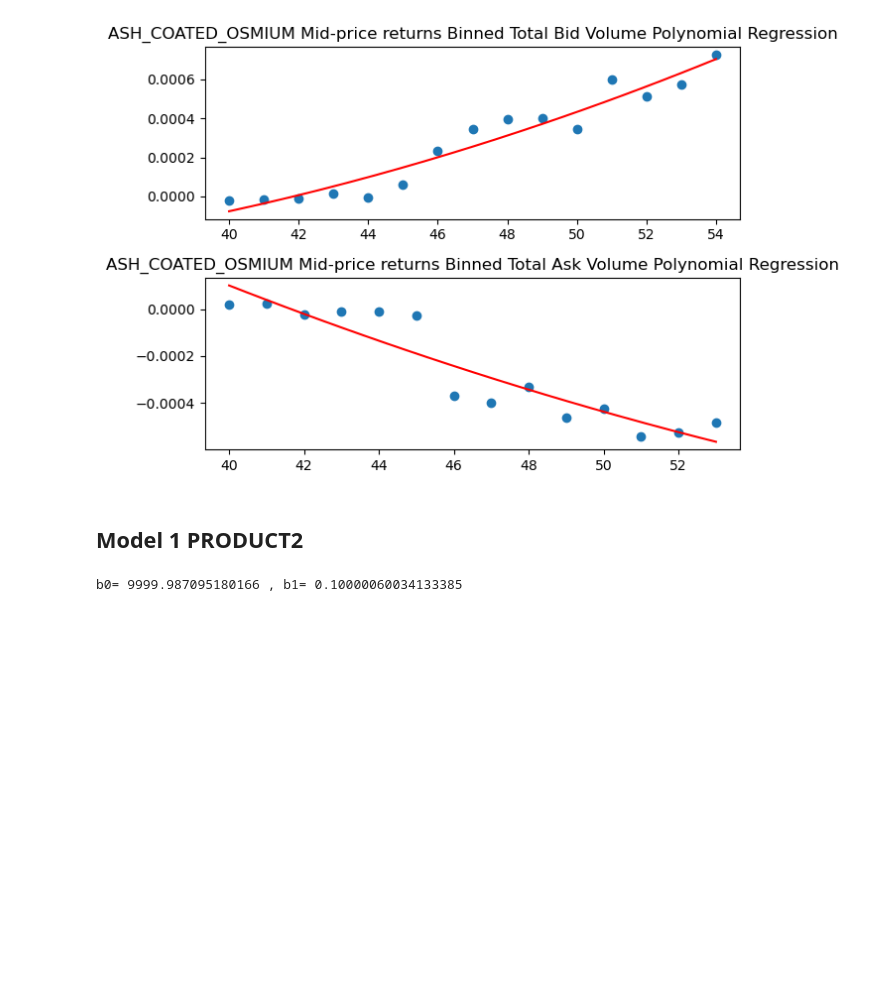
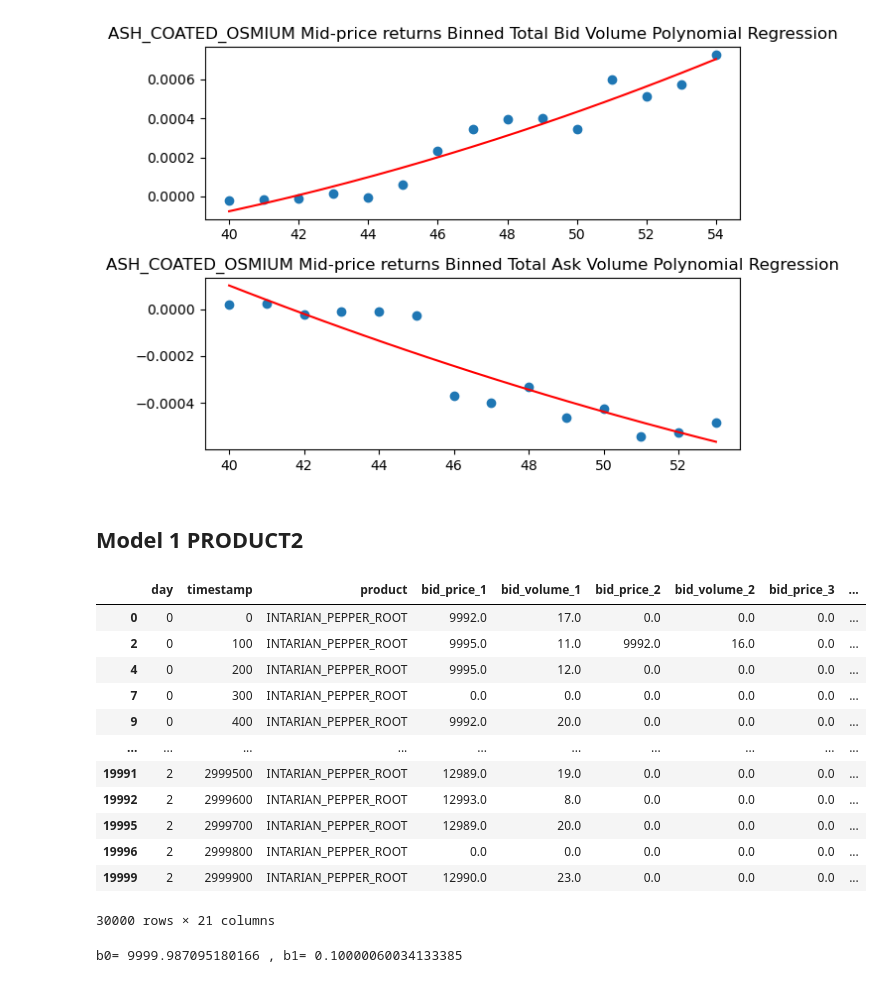
Before and after one commit to AmjadSaidam/IMC-Prosperity-4-, a Jupyter notebook: ROUND_1_2/backtest.ipynb, the cells around one changed output. Drawn from its saved outputs; the diff is of its cells as text; code cells hidden in the pictures; blank space fills up the shorter version.

```diff
--- a/ROUND_1_2/backtest.ipynb
+++ b/ROUND_1_2/backtest.ipynb
@@ -122,3 +29,38 @@ For example, when doing 'df[col].method(value, inplace=True)', try using 'df.met
+# %%
+def data_pre_process(paths: list, book = True):
+    """
+    data pre-process pipeline
+    """
+    df = data_pre_prep.read_data(paths, book)
+    x1, x2 = df['ASH_COATED_OSMIUM'], df['INTARIAN_PEPPER_ROOT']
+    # create timestamp
+    data_pre_prep.standerdise_timestamp(x1)
+    data_pre_prep.standerdise_timestamp(x2)
+    # clean data
+    if book:
+        data_pre_prep.clean_book(x1)
+        data_pre_prep.clean_book(x2)
+        x1 = data_pre_prep.total_vols(x1)
+        x2 = data_pre_prep.total_vols(x2)
+
+    return x1, x2
+
+# total trade data
+paths_prices = [
+    'data/prices_round_1_day_-2.csv',
+    'data/prices_round_1_day_-1.csv',
+    'data/prices_round_1_day_0.csv'
+]
+x1_book, x2_book = data_pre_process(paths_prices)
+
+# market trades data
+paths_trades = [
+    'data/trades_round_1_day_-2.csv',
+    'data/trades_round_1_day_-1.csv',
+    'data/trades_round_1_day_0.csv'
+]
+
+x1_market, x2_market = data_pre_process(paths_trades, False)
 # %% [markdown]
 ## **EDA**
 # %%
@@ -356,4 +283,20 @@ plt.tight_layout();
 [figure]
 # %% [markdown]
 ## **Model 1 PRODUCT2**
+# %%
+x2_book
+# %% [output]
+|  | day | timestamp | product | bid_price_1 | bid_volume_1 | bid_price_2 | bid_volume_2 | bid_price_3 | ... |
+| 0 | 0 | 0 | INTARIAN_PEPPER_ROOT | 9992.0 | 17.0 | 0.0 | 0.0 | 0.0 | ... |
+| 2 | 0 | 100 | INTARIAN_PEPPER_ROOT | 9995.0 | 11.0 | 9992.0 | 16.0 | 0.0 | ... |
+| 4 | 0 | 200 | INTARIAN_PEPPER_ROOT | 9995.0 | 12.0 | 0.0 | 0.0 | 0.0 | ... |
+| 7 | 0 | 300 | INTARIAN_PEPPER_ROOT | 0.0 | 0.0 | 0.0 | 0.0 | 0.0 | ... |
+| 9 | 0 | 400 | INTARIAN_PEPPER_ROOT | 9992.0 | 20.0 | 0.0 | 0.0 | 0.0 | ... |
+| ... | ... | ... | ... | ... | ... | ... | ... | ... | ... |
+| 19991 | 2 | 2999500 | INTARIAN_PEPPER_ROOT | 12989.0 | 19.0 | 0.0 | 0.0 | 0.0 | ... |
+| 19992 | 2 | 2999600 | INTARIAN_PEPPER_ROOT | 12993.0 | 8.0 | 0.0 | 0.0 | 0.0 | ... |
+| 19995 | 2 | 2999700 | INTARIAN_PEPPER_ROOT | 12989.0 | 20.0 | 0.0 | 0.0 | 0.0 | ... |
+| 19996 | 2 | 2999800 | INTARIAN_PEPPER_ROOT | 0.0 | 0.0 | 0.0 | 0.0 | 0.0 | ... |
+| 19999 | 2 | 2999900 | INTARIAN_PEPPER_ROOT | 12990.0 | 23.0 | 0.0 | 0.0 | 0.0 | ... |
+30000 rows × 21 columns
 # %%
```
Also changed, not shown: parts of 6 cells of this notebook, 31 other files.
